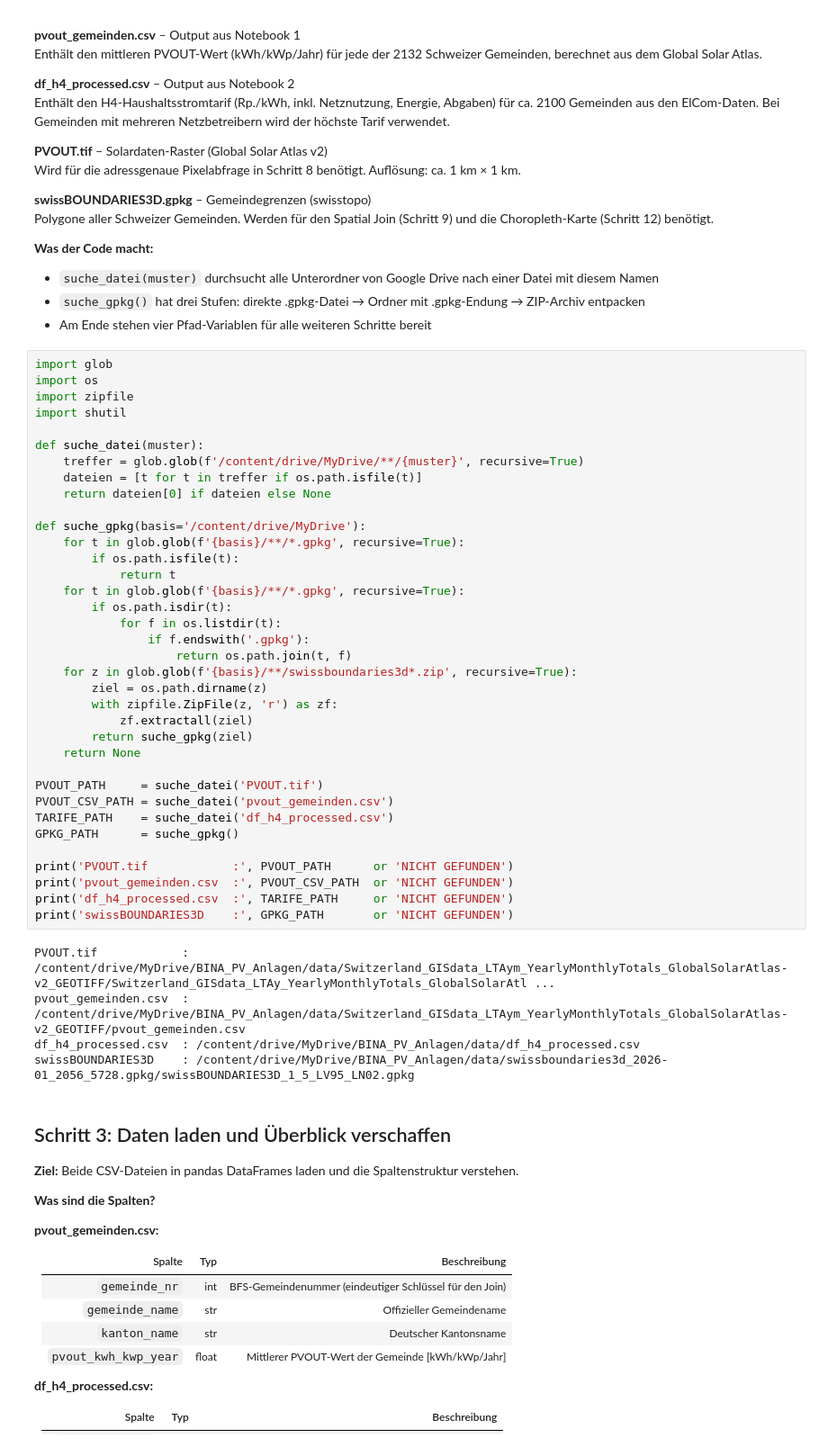
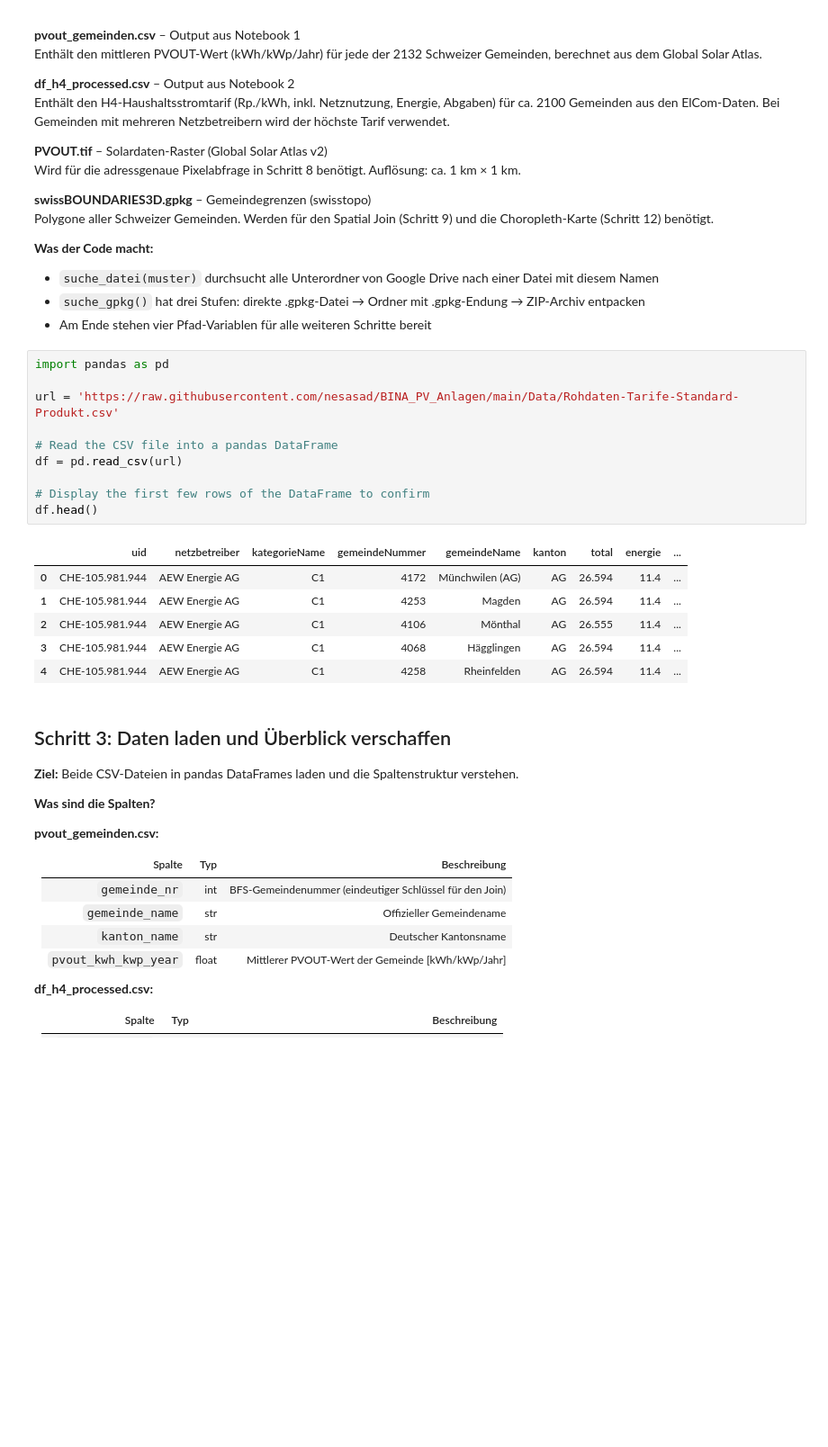
Before and after one commit to nesasad/BINA_PV_Anlagen, a Jupyter notebook: 03_PV_Potenzial_Vergleich.ipynb, the cells around one changed output. Shown at 90% size. Cells and saved outputs as stored; diff of their text form; blank space fills up the shorter version.

```diff
--- a/03_PV_Potenzial_Vergleich.ipynb
+++ b/03_PV_Potenzial_Vergleich.ipynb
@@ -77,47 +94,23 @@ Polygone aller Schweizer Gemeinden. Werden für den Spatial Join (Schritt 9) und
 - `suche_datei(muster)` durchsucht alle Unterordner von Google Drive nach einer Datei mit diesem Namen
 - `suche_gpkg()` hat drei Stufen: direkte .gpkg-Datei → Ordner mit .gpkg-Endung → ZIP-Archiv entpacken
 - Am Ende stehen vier Pfad-Variablen für alle weiteren Schritte bereit
-# %%
-import glob
-import os
-import zipfile
-import shutil
-
-def suche_datei(muster):
-    treffer = glob.glob(f'/content/drive/MyDrive/**/{muster}', recursive=True)
-    dateien = [t for t in treffer if os.path.isfile(t)]
-    return dateien[0] if dateien else None
-
-def suche_gpkg(basis='/content/drive/MyDrive'):
-    for t in glob.glob(f'{basis}/**/*.gpkg', recursive=True):
-        if os.path.isfile(t):
-            return t
-    for t in glob.glob(f'{basis}/**/*.gpkg', recursive=True):
-        if os.path.isdir(t):
-            for f in os.listdir(t):
-                if f.endswith('.gpkg'):
-                    return os.path.join(t, f)
-    for z in glob.glob(f'{basis}/**/swissboundaries3d*.zip', recursive=True):
-        ziel = os.path.dirname(z)
-        with zipfile.ZipFile(z, 'r') as zf:
-            zf.extractall(ziel)
-        return suche_gpkg(ziel)
-    return None
-
-PVOUT_PATH     = suche_datei('PVOUT.tif')
-PVOUT_CSV_PATH = suche_datei('pvout_gemeinden.csv')
-TARIFE_PATH    = suche_datei('df_h4_processed.csv')
-GPKG_PATH      = suche_gpkg()
-
-print('PVOUT.tif            :', PVOUT_PATH      or 'NICHT GEFUNDEN')
-print('pvout_gemeinden.csv  :', PVOUT_CSV_PATH  or 'NICHT GEFUNDEN')
-print('df_h4_processed.csv  :', TARIFE_PATH     or 'NICHT GEFUNDEN')
-print('swissBOUNDARIES3D    :', GPKG_PATH       or 'NICHT GEFUNDEN')
-# %% [output]
-PVOUT.tif            : /content/drive/MyDrive/BINA_PV_Anlagen/data/Switzerland_GISdata_LTAym_YearlyMonthlyTotals_GlobalSolarAtlas-v2_GEOTIFF/Switzerland_GISdata_LTAy_YearlyMonthlyTotals_GlobalSolarAtl ...
-pvout_gemeinden.csv  : /content/drive/MyDrive/BINA_PV_Anlagen/data/Switzerland_GISdata_LTAym_YearlyMonthlyTotals_GlobalSolarAtlas-v2_GEOTIFF/pvout_gemeinden.csv
-df_h4_processed.csv  : /content/drive/MyDrive/BINA_PV_Anlagen/data/df_h4_processed.csv
-swissBOUNDARIES3D    : /content/drive/MyDrive/BINA_PV_Anlagen/data/swissboundaries3d_2026-01_2056_5728.gpkg/swissBOUNDARIES3D_1_5_LV95_LN02.gpkg
+# %%
+import pandas as pd
+
+url = 'https://raw.githubusercontent.com/nesasad/BINA_PV_Anlagen/main/Data/Rohdaten-Tarife-Standard-Produkt.csv'
+
+# Read the CSV file into a pandas DataFrame
+df = pd.read_csv(url)
+
+# Display the first few rows of the DataFrame to confirm
+df.head()
+# %% [output]
+|  | uid | netzbetreiber | kategorieName | gemeindeNummer | gemeindeName | kanton | total | energie | ... |
+| 0 | CHE-105.981.944 | AEW Energie AG | C1 | 4172 | Münchwilen (AG) | AG | 26.594 | 11.4 | ... |
+| 1 | CHE-105.981.944 | AEW Energie AG | C1 | 4253 | Magden | AG | 26.594 | 11.4 | ... |
+| 2 | CHE-105.981.944 | AEW Energie AG | C1 | 4106 | Mönthal | AG | 26.555 | 11.4 | ... |
+| 3 | CHE-105.981.944 | AEW Energie AG | C1 | 4068 | Hägglingen | AG | 26.594 | 11.4 | ... |
+| 4 | CHE-105.981.944 | AEW Energie AG | C1 | 4258 | Rheinfelden | AG | 26.594 | 11.4 | ... |
 # %% [markdown]
 ## Schritt 3: Daten laden und Überblick verschaffen
 
```
Also changed, not shown: parts of 11 cells of this notebook.
